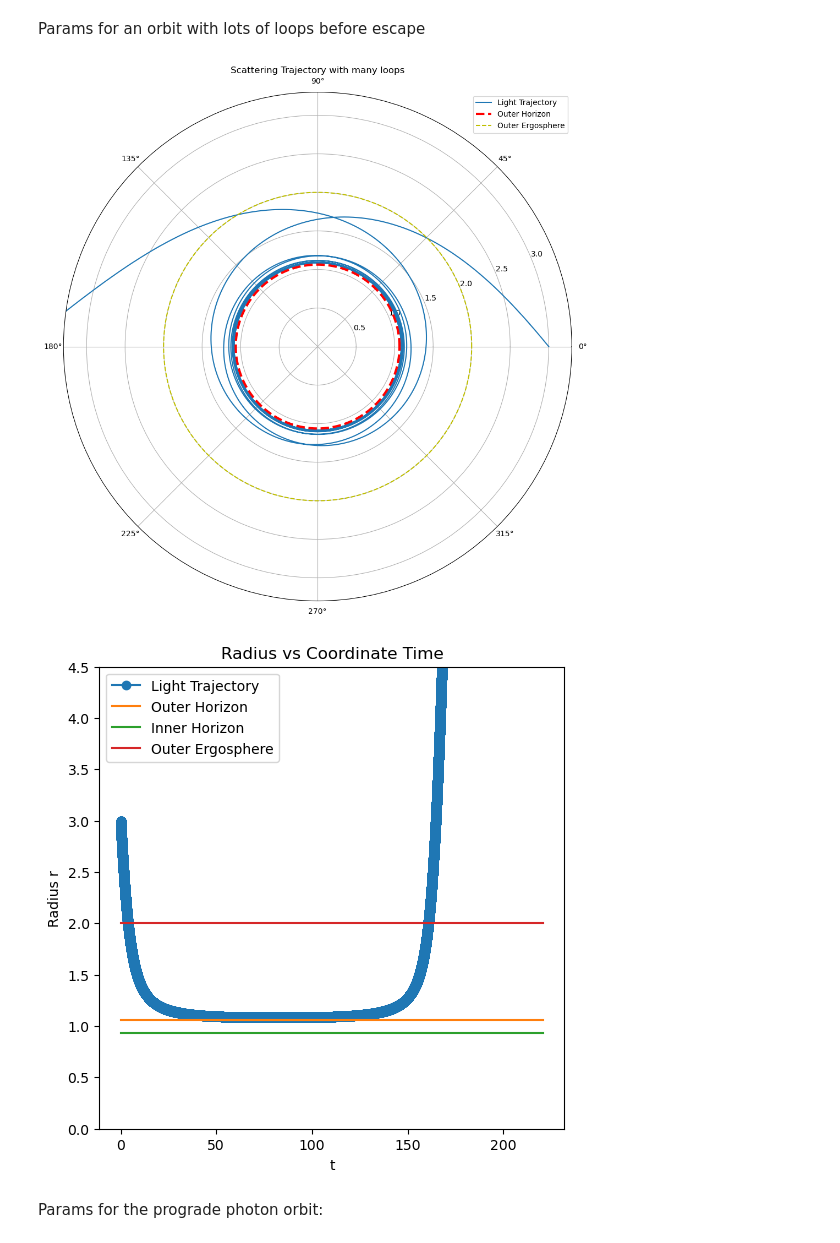
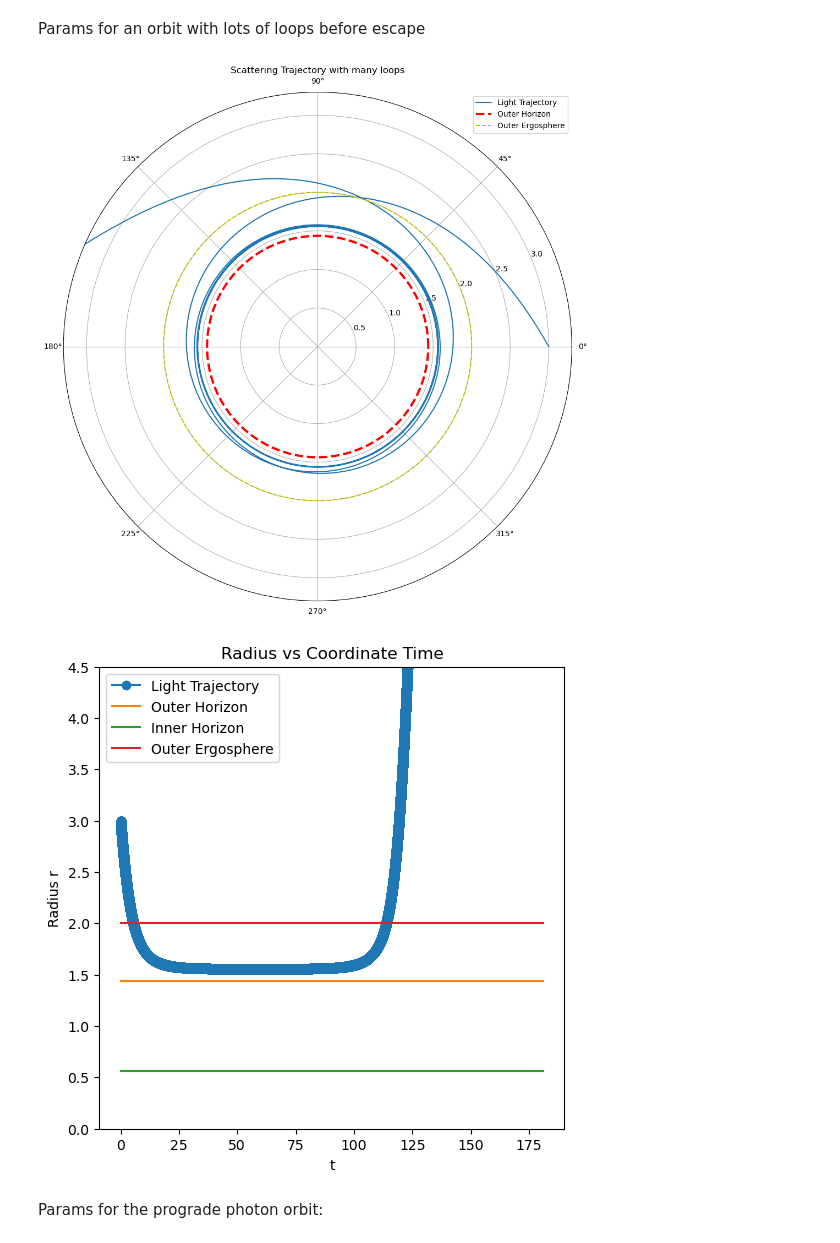
Before and after one commit to LordofDorknes/KerrSim, a Jupyter notebook: KerrSymb.ipynb, the cells around one changed output. Drawn from its saved outputs; the diff is of its cells as text; code cells hidden in the pictures.

Commit message:
Reduced spin param to 0.9

```diff
--- a/KerrSymb.ipynb
+++ b/KerrSymb.ipynb
@@ -164,7 +164,7 @@ import numpy as np
 
 
 #black hole params
-a=0.998 #BH spin param
+a=0.9 #BH spin param
 M=1 #BH mass param
 s=2*M #BH schwartzchild radius
 #horizon radii
@@ -173,7 +173,7 @@ r_hi=(s-np.sqrt(s**2-4*a**2))/2
 
 #photon orbit
 r_prograde_photon_orbit=s*(1+np.cos(2/3*np.arccos(-np.abs(a)/M)))
-r_cutoff=(r_h+r_prograde_photon_orbit)/2
+r_cutoff=1.01*r_h#(r_h+r_prograde_photon_orbit)/2
 
 
 #ergoregion (valid only in equatorial plane)
@@ -325,7 +325,7 @@ There's functions for completing initial conditions by solving for $\dot{t}$, fu
 # %%
 from copy import deepcopy
 #black hole params
-a=0.998 #BH spin param
+a=0.9#BH spin param
 M=1 #BH mass param
 s=2*M #BH schwartzchild radius
 
@@ -339,7 +339,7 @@ r_ei=0
 
 #photon orbit
 r_prograde_photon_orbit=s*(1+np.cos(2/3*np.arccos(-np.abs(a)/M)))
-r_cutoff=(r_h+r_prograde_photon_orbit)/2
+r_cutoff=1.01*r_h#(r_h+r_prograde_photon_orbit)/2
 
 
 def init_condition_completer(m,r_0,rp_0,phi_0,phip_0,t_0):
@@ -501,39 +501,39 @@ Params for an orbit with lots of loops before escape
 #starting conditions for a lot of loops before escape!
 
 #black hole params
-a=0.998 #BH spin param
+a=0.9 #BH spin param
 M=1 #BH mass param
 s=2*M #BH schwartzchild radius
 
 r_h=(s+np.sqrt(s**2-4*a**2))/2
 r_hi=(s-np.sqrt(s**2-4*a**2))/2
 #ergoregion (valid only in equatorial plane)
 r_e=2*M
 r_ei=0
 
 #test particle
 m=0.00 #particle mass
 r_0=3 #initial radial pos
 rp_0=-0.05 #initial radial (pseudo?)momentum
 
 phi_0=0 #initial angular pos
-phip_0=0.020395#initial angular (pseudo?)momentum
+phip_0=0.029600899#initial angular (pseudo?)momentum
 
 t_0=0
 
 pol_axes=setup_polar_plot()
 loop_0=init_condition_completer(m,r_0,rp_0,phi_0,phip_0,t_0)
 loop_y=equat_solve(loop_0,0.01)
 plot_traj_rad(loop_y,pol_axes)
 plot_horizons(pol_axes)
 plt.ylim([0,r_0*1.1])
 plt.legend()
 plt.title("Scattering Trajectory with many loops")
 
 plot_radius_intime(loop_y)
 # %% [output]
-[figure, old version]
+[figure, new version]
-[figure, old version]
+[figure, new version]
 # %% [markdown]
 Params for the prograde photon orbit:
 # %%
```
Also changed, not shown: parts of 6 cells of this notebook.
